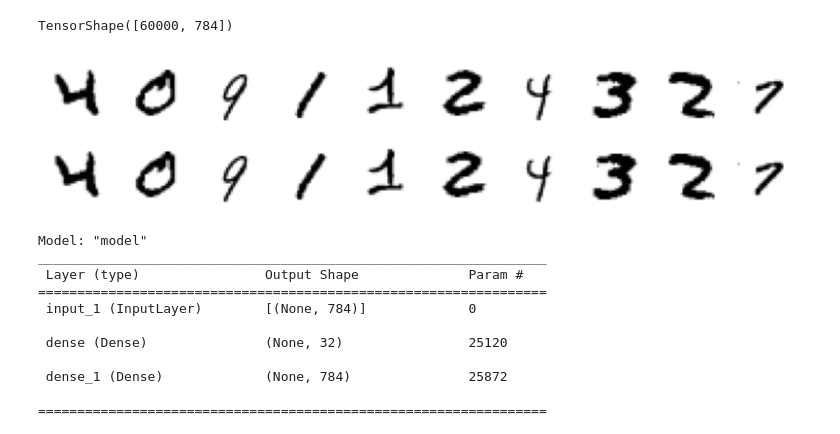
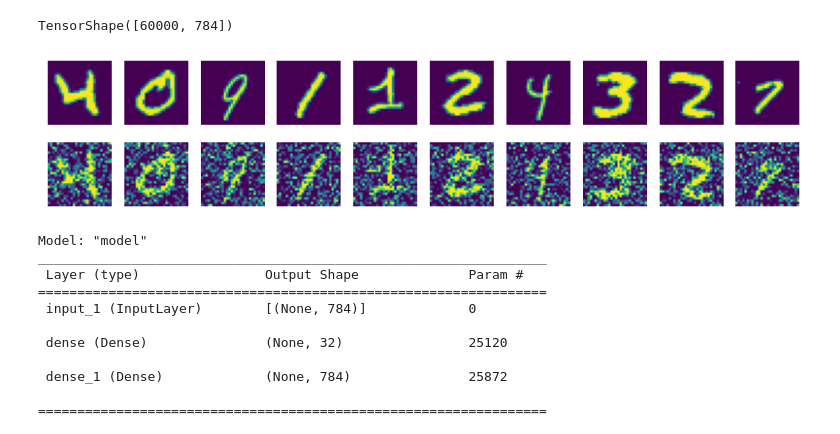
Before and after one commit to ChenZihan-sudo/CS101-Fundamental-Zone, a Jupyter notebook: NeuralNetwork_and_ML/nerual_network/autoencode/denoise.ipynb, the cells around one changed output. Saved outputs shown, nothing was run; the diff lists cells and outputs as text; code cells hidden in the pictures.

```diff
--- a/NeuralNetwork_and_ML/nerual_network/autoencode/denoise.ipynb
+++ b/NeuralNetwork_and_ML/nerual_network/autoencode/denoise.ipynb
@@ -50,51 +50,51 @@ plt.show()
 0.012759794235798871
 TensorShape([60000, 784])
 # %%
+def range_rand(size, min=0.0, max=1.0):
+    return (max - min) * np.random.random(size=size) + min
+
+def gen_weight(shape, min, max):
+    weights = np.empty(shape)
+    for i in range(0, shape[0]):
+        rd = range_rand(1, min, max)
+        weights[i].fill(rd)
+    return weights
+
 def data_set_reparam(min,max):
 
     global x_train_noised, x_test_noised
     global x_train_numpy, x_test_numpy
-
-    def range_rand(size, min=0.0, max=1.0):
-        return (max - min) * np.random.random(size=size) + min
-
-    def gen_weight(shape, min, max):
-        weights = np.empty(shape)
-        for i in range(0, shape[0]):
-            rd = range_rand(1, min, max)
-            weights[i].fill(rd)
-        return weights
 
     x_train_noised = x_train + gen_weight(x_train.shape, min, max) * np.random.normal(
         0, 1, size=x_train.shape
     )
     x_test_noised = x_test + gen_weight(x_test.shape, min, max) * np.random.normal(
         0, 1, size=x_test.shape
     )
 
     x_train_noised = np.clip(x_train_noised, 0.0, 1.0)
     x_test_noised = np.clip(x_test_noised, 0.0, 1.0)
 
     import matplotlib.pyplot as plt
 
     step = 20
     x_train_numpy = x_train.numpy()
     x_test_numpy = x_test.numpy()
     plt.figure(figsize=(10, 2))
     for i in range(0 + step, 10 + step):
         plt.subplot(2, 10, i - step + 1)
         plt.axis("off")
-        plt.imshow(x_train_numpy[i].reshape(28, 28), cmap="binary")
+        plt.imshow(x_train_numpy[i].reshape(28, 28))
         plt.subplot(2, 10, i - step + 11)
         plt.axis("off")
-        plt.imshow(x_train_noised[i].reshape(28, 28), cmap="binary")
+        plt.imshow(x_train_noised[i].reshape(28, 28))
 
     x_train_noised = tf.cast(x_train_noised, tf.float32) / 255
     x_test_noised = tf.cast(x_test_noised, tf.float32) / 255
 
-data_set_reparam(0.,0.)
+data_set_reparam(0.5,0.5)
 # %% [output]
-[figure, old version]
+[figure, new version]
 # %%
 input_size = 784
 hidden_size = 32
```
Also changed, not shown: parts of 5 cells of this notebook, 6 other files.
